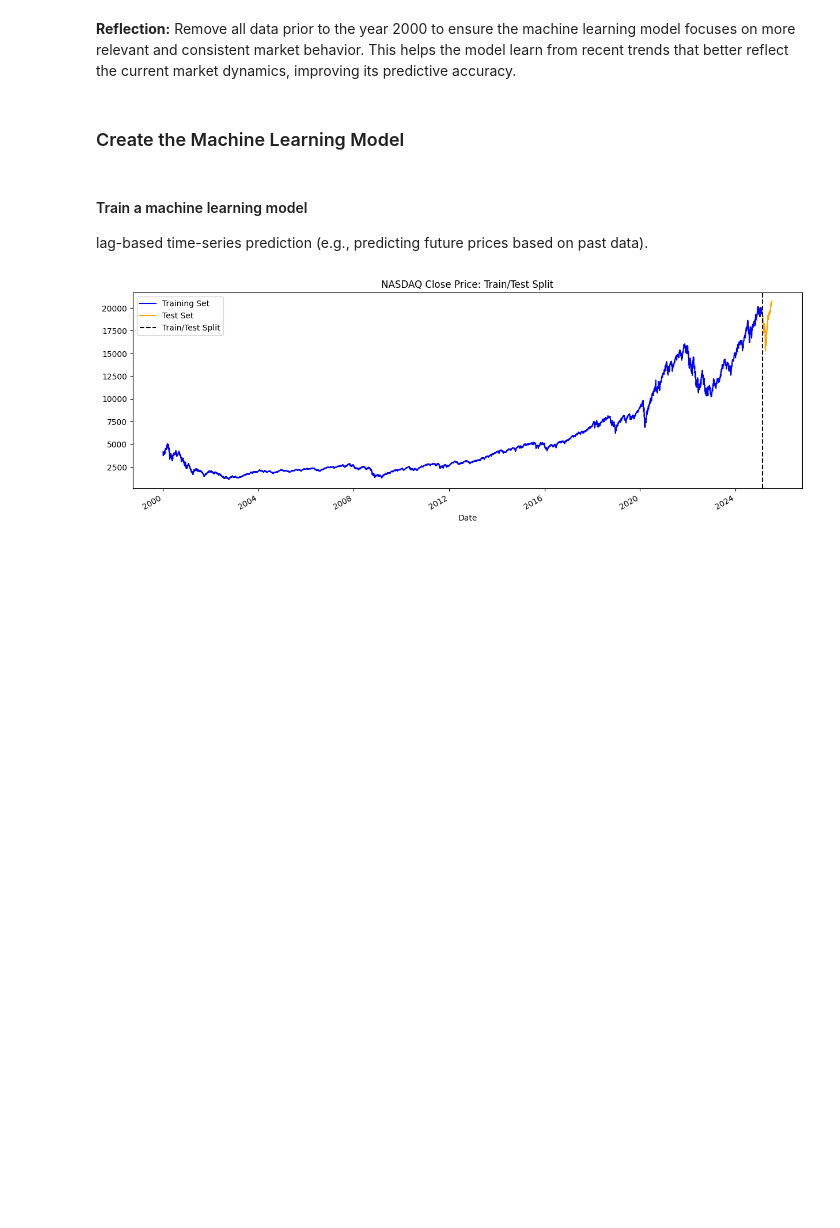
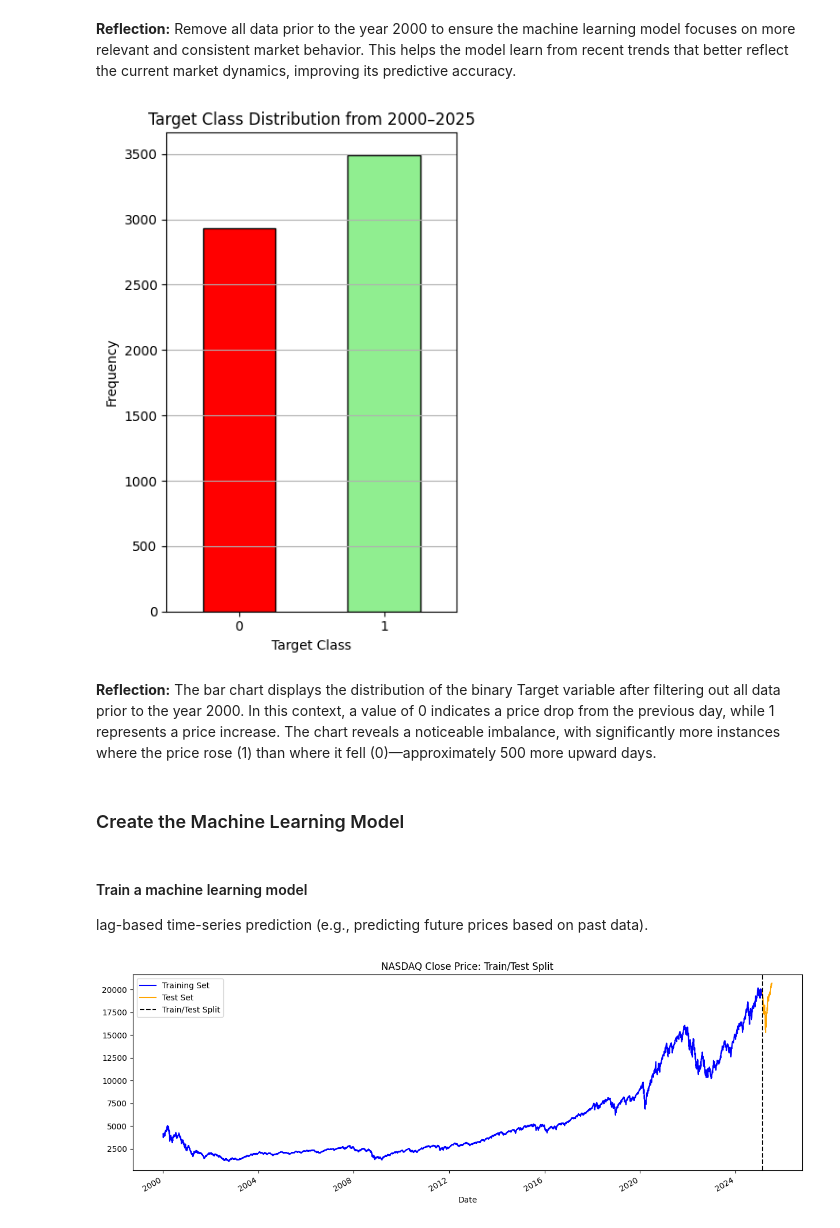
Before and after one commit to Crusoe22/Moss_ML_Capstone, a Jupyter notebook: main.ipynb, the cells around one changed output. Drawn from its saved outputs; the diff is of its cells as text; code cells hidden in the pictures; blank space fills up the shorter version.

Commit message:
Add target chart

```diff
--- a/main.ipynb
+++ b/main.ipynb
@@ -215,6 +215,23 @@ nasdaq_ml_df
 # %% [markdown]
 **Reflection:**
 Remove all data prior to the year 2000 to ensure the machine learning model focuses on more relevant and consistent market behavior. This helps the model learn from recent trends that better reflect the current market dynamics, improving its predictive accuracy.
+# %%
+# --- View distribution of binary target using bar chart ---
+plt.figure(figsize=(4, 6))
+nasdaq_ml_df['Target'].value_counts().sort_index().plot(kind='bar', color=['red', 'lightgreen'], edgecolor='black')
+
+plt.title("Target Class Distribution from 2000–2025")
+plt.xlabel("Target Class")
+plt.ylabel("Frequency")
+plt.grid(axis='y')
+plt.xticks(rotation=0)
+plt.tight_layout()
+plt.show()
+# %% [output]
+[figure, added]
+# %% [markdown]
+**Reflection:**
+The bar chart displays the distribution of the binary Target variable after filtering out all data prior to the year 2000. In this context, a value of 0 indicates a price drop from the previous day, while 1 represents a price increase. The chart reveals a noticeable imbalance, with significantly more instances where the price rose (1) than where it fell (0)—approximately 500 more upward days.
 # %% [markdown]
 ### Create the Machine Learning Model
 # %% [markdown]
```
Also changed, not shown: parts of 19 cells of this notebook, 3 other files.
